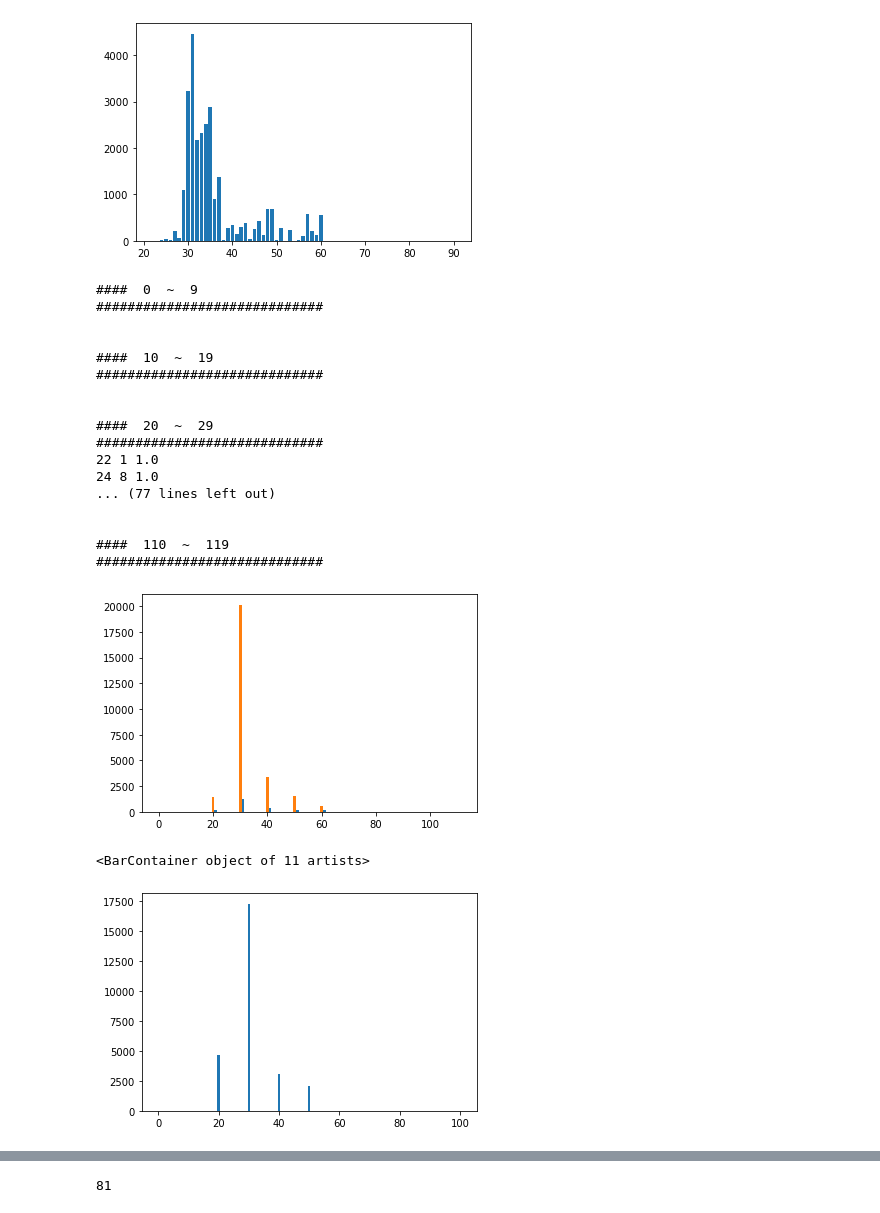
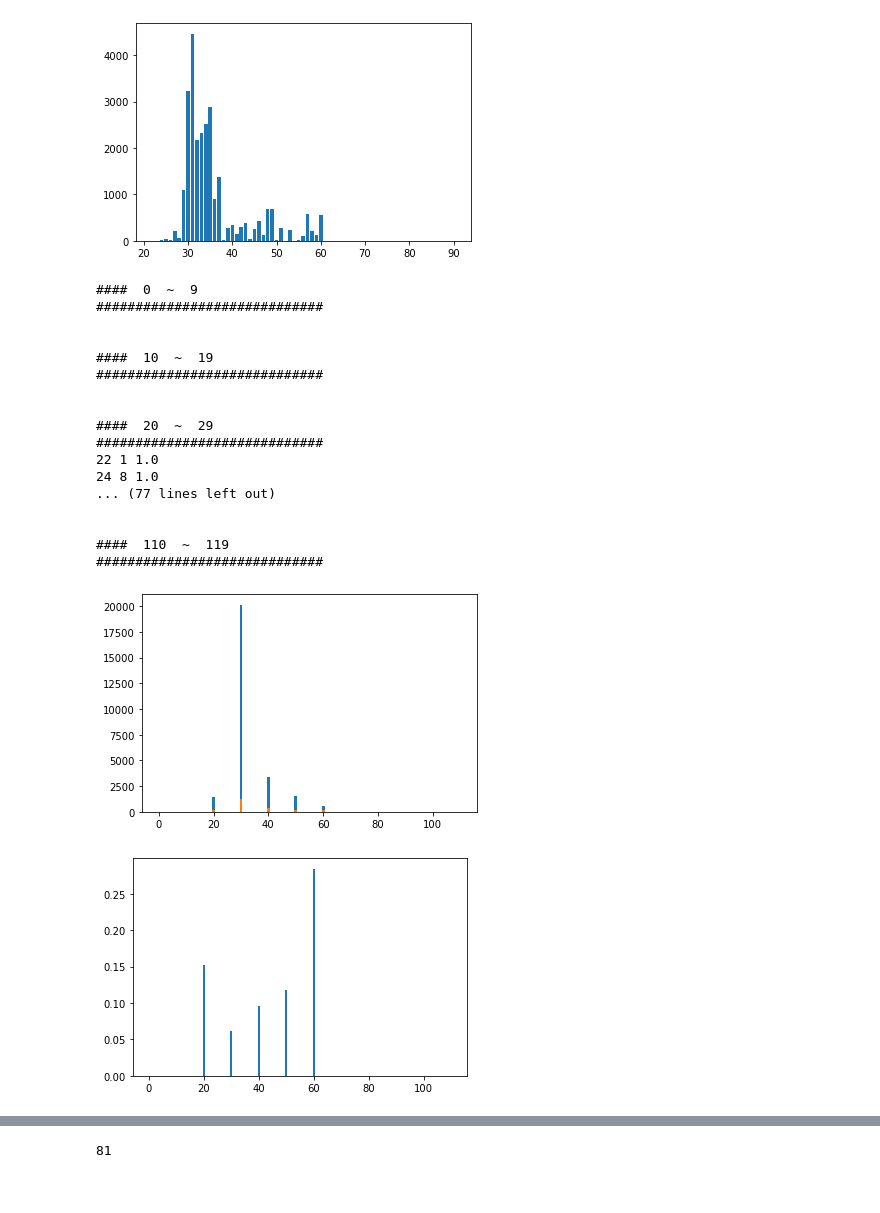
Before and after one commit to tiger0421/studying_data_analysis, a Jupyter notebook: visualize.ipynb, the cells around one changed output, grey strips where cells are left out. Saved outputs shown, nothing was run; the diff lists cells and outputs as text; code cells hidden in the pictures.

Commit message:
add simple visualize function

```diff
--- a/visualize.ipynb
+++ b/visualize.ipynb
@@ -81,41 +81,36 @@ for i, lim_age in enumerate(period):
                 break
     if (max(list_age) > age) and (num_people != 0):
         print("num_people is ", num_people)
         num_people_list[i] = num_people
         prob[i] /= num_people
     print("\n")
 
 #num_people_list /= np.sum(num_people_list)
 
-plt.bar(range(1, 121, 10), prob*num_people_list, width=1)
 #plt.show()
 plt.bar(period, num_people_list, width=1)
+plt.bar(period, prob*num_people_list, width=1)
 plt.show()
+
+plt.bar(period, prob)
+plt.show()
 # %% [output]
 ####  0  ~  9
 #############################
 
 
 ####  10  ~  19
 #############################
 
 
 ####  20  ~  29
 #############################
 22 1 1.0
 24 8 1.0
 ... (77 lines left out)
 
 
 ####  110  ~  119
 #############################
-[figure, old version]
+[figure, new version]
+[figure, added]
-# %%
-age_list = range(0, 120, 10)
-age_ctgr = pd.cut(train_df['age'], bins=age_list)
-
-plot_data = age_ctgr.value_counts().sort_index()
-plt.bar(range(0, 110, 10), plot_data)
-# %% [output]
-<BarContainer object of 11 artists>
-[figure, removed]
```
Also changed, not shown: parts of 6 cells of this notebook.
